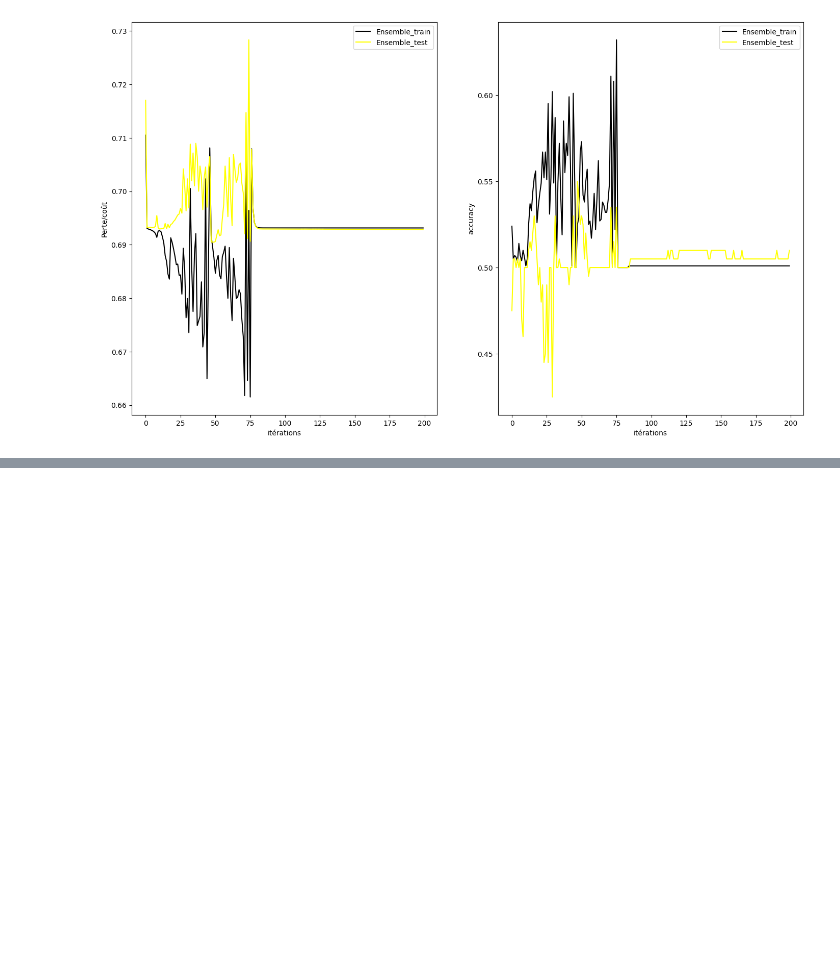
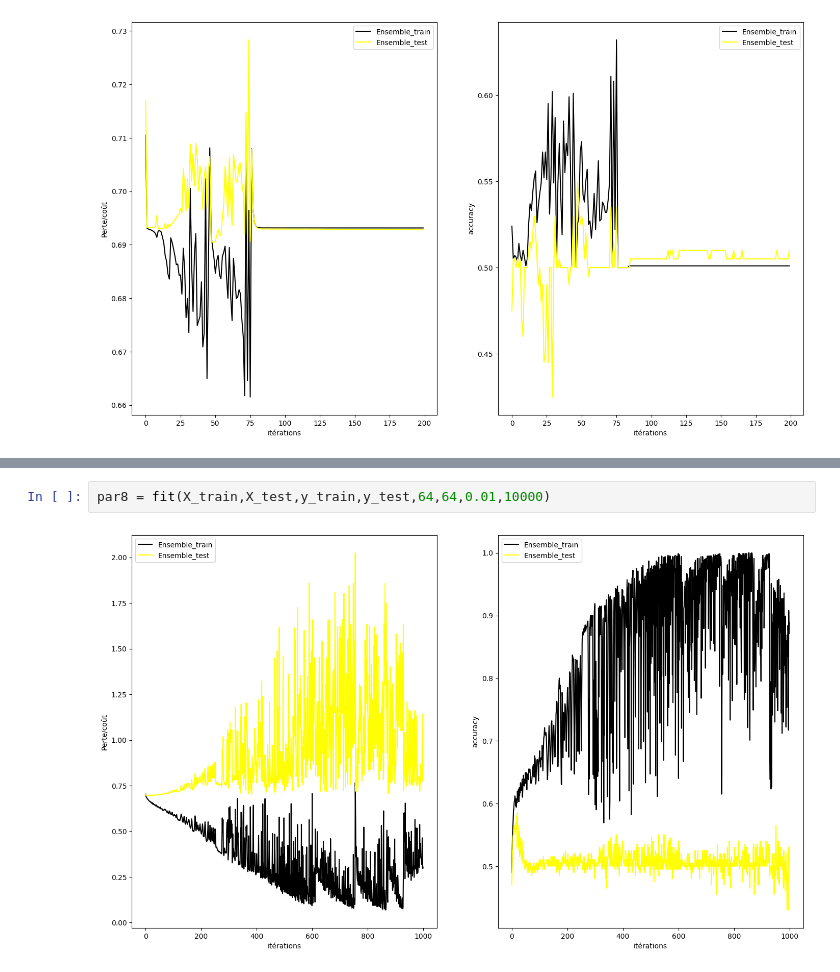
Before and after one commit to sanoukoudouss2-tech/Reseaux-de-neurones-a-3-couches, a Jupyter notebook: réseaux_de_neurones_chien_chat.ipynb, the cells around one changed output, grey strips where cells are left out. Saved outputs shown, nothing was run; the diff lists cells and outputs as text; blank space fills up the shorter version.

```diff
--- a/réseaux_de_neurones_chien_chat.ipynb
+++ b/réseaux_de_neurones_chien_chat.ipynb
@@ -203,0 +79,4 @@ par4 = fit(X_train,X_test,y_train,y_test,8,8,0.1,10000)
+# %%
+par8 = fit(X_train,X_test,y_train,y_test,64,64,0.01,10000)
+# %% [output]
+[figure, added]
```
Also changed, not shown: parts of 16 cells of this notebook.
